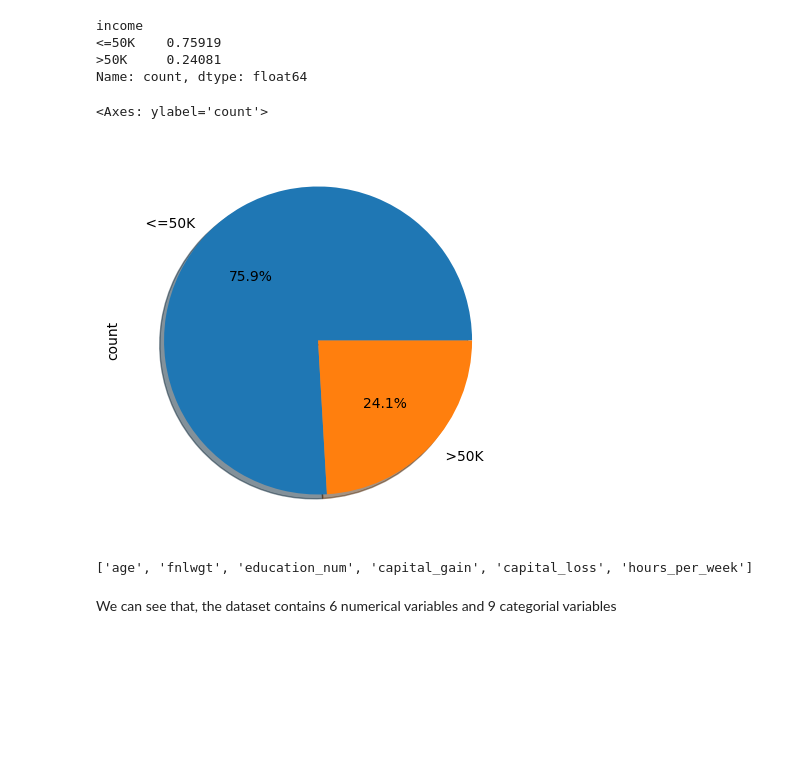
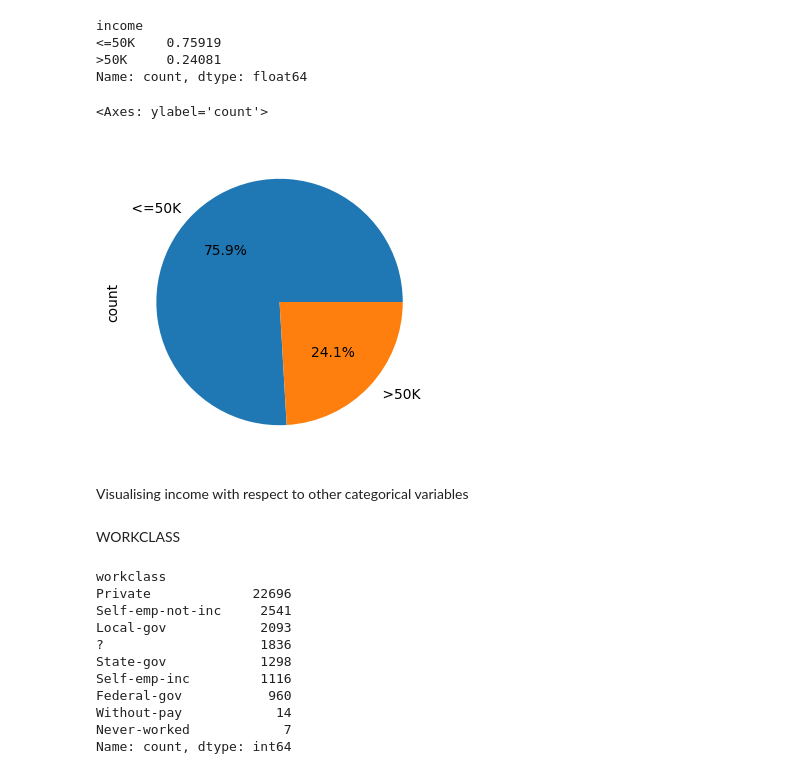
Before and after one commit to mimi428/Income-classification, a Jupyter notebook: incomeclass.ipynb, the cells around one changed output. Cells and saved outputs as stored; diff of their text form; code cells hidden in the pictures; blank space fills up the shorter version.

```diff
--- a/incomeclass.ipynb
+++ b/incomeclass.ipynb
@@ -10,8 +10,8 @@ from sklearn.model_selection import train_test_split
 # %% [markdown]
 1. Data load
 # %%
-data = pd.read_csv("./income_evaluation.csv")
-data.head()
+idata = pd.read_csv("./income_evaluation.csv")
+idata.head()
 # %% [output]
 |  | age | workclass | fnlwgt | education | education-num | marital-status | occupation | relationship | ... |
 | 0 | 39 | State-gov | 77516 | Bachelors | 13 | Never-married | Adm-clerical | Not-in-family | ... |
@@ -35,9 +35,9 @@ No of columns: 15
 col_names = ['age', 'workclass', 'fnlwgt', 'education', 'education_num', 'marital_status', 'occupation', 'relationship',
              'race', 'sex', 'capital_gain', 'capital_loss', 'hours_per_week', 'native_country', 'income']
 
-data.columns = col_names
+idata.columns = col_names
 
-data.columns
+idata.columns
 # %% [output]
 Index(['age', 'workclass', 'fnlwgt', 'education', 'education_num',
        'marital_status', 'occupation', 'relationship', 'race', 'sex',
@@ -239,14 +240,26 @@ income
 >50K     0.24081
 Name: count, dtype: float64
 # %%
-pie = plt.subplots(figsize=(15,5))
-data['income'].value_counts().plot.pie(autopct='%1.1f%%',shadow=True)
+pie = plt.subplots(figsize=(12,4))
+idata['income'].value_counts().plot.pie(autopct='%1.1f%%')
 # %% [output]
 <Axes: ylabel='count'>
-[figure, old version]
+[figure, new version]
-# %%
-print(numerical)
-# %% [output]
-['age', 'fnlwgt', 'education_num', 'capital_gain', 'capital_loss', 'hours_per_week']
-# %% [markdown]
-We can see that, the dataset contains 6 numerical variables and 9 categorial variables
+# %% [markdown]
+Visualising income with respect to other categorical variables
+# %% [markdown]
+WORKCLASS
+# %%
+idata['workclass'].value_counts()
+# %% [output]
+workclass
+Private             22696
+Self-emp-not-inc     2541
+Local-gov            2093
+?                    1836
+State-gov            1298
+Self-emp-inc         1116
+Federal-gov           960
+Without-pay            14
+Never-worked            7
+Name: count, dtype: int64
```
Also changed, not shown: parts of 26 cells of this notebook.
